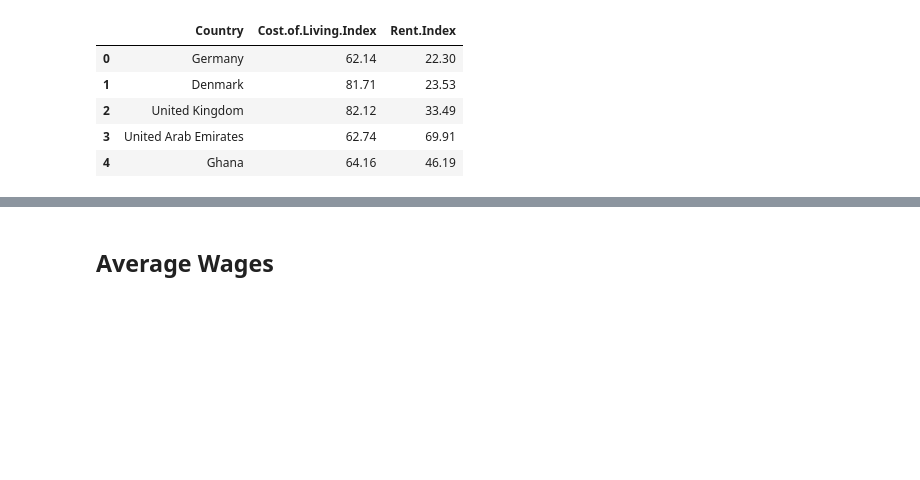
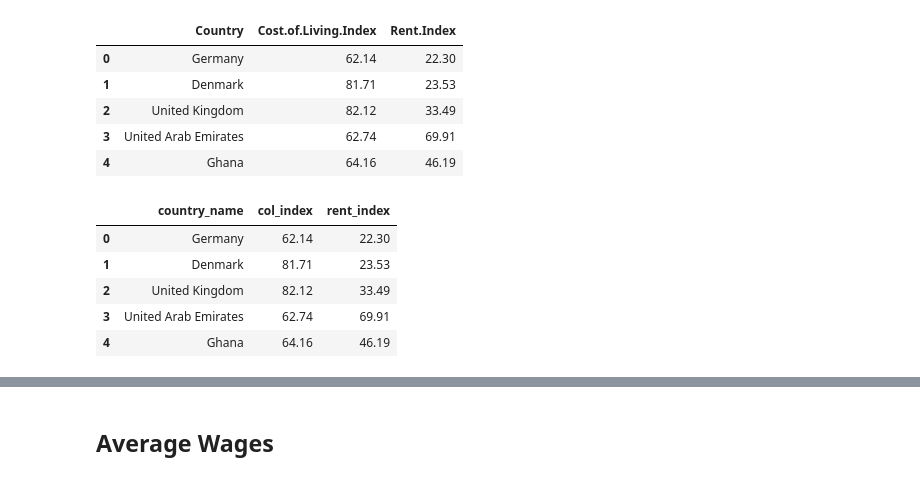
Before and after one commit to miiinaa223/ETL_Project, a Jupyter notebook: ETL Project.ipynb, the cells around one changed output, grey strips where cells are left out. Cells and saved outputs as stored; diff of their text form; code cells hidden in the pictures; blank space fills up the shorter version.

```diff
--- a/DatainPandas.ipynb
+++ b/ETL Project.ipynb
@@ -82,3 +84,15 @@ cost_liv_index.head()
 | 2 | United Kingdom | 82.12 | 33.49 |
 | 3 | United Arab Emirates | 62.74 | 69.91 |
 | 4 | Ghana | 64.16 | 46.19 |
+# %%
+cost_liv_index = cost_liv_index.rename(columns={"Country":"country_name",
+                                               "Cost.of.Living.Index":"col_index",
+                                              "Rent.Index":"rent_index"})
+cost_liv_index.head()
+# %% [output]
+|  | country_name | col_index | rent_index |
+| 0 | Germany | 62.14 | 22.30 |
+| 1 | Denmark | 81.71 | 23.53 |
+| 2 | United Kingdom | 82.12 | 33.49 |
+| 3 | United Arab Emirates | 62.74 | 69.91 |
+| 4 | Ghana | 64.16 | 46.19 |
```
Also changed, not shown: parts of 17 cells of this notebook, 2 other files.
